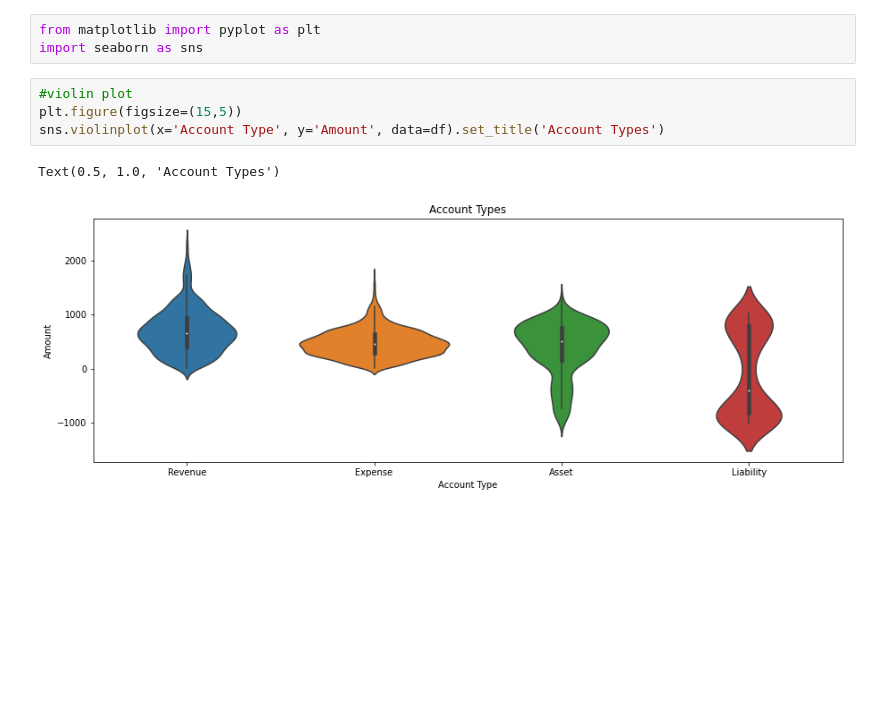
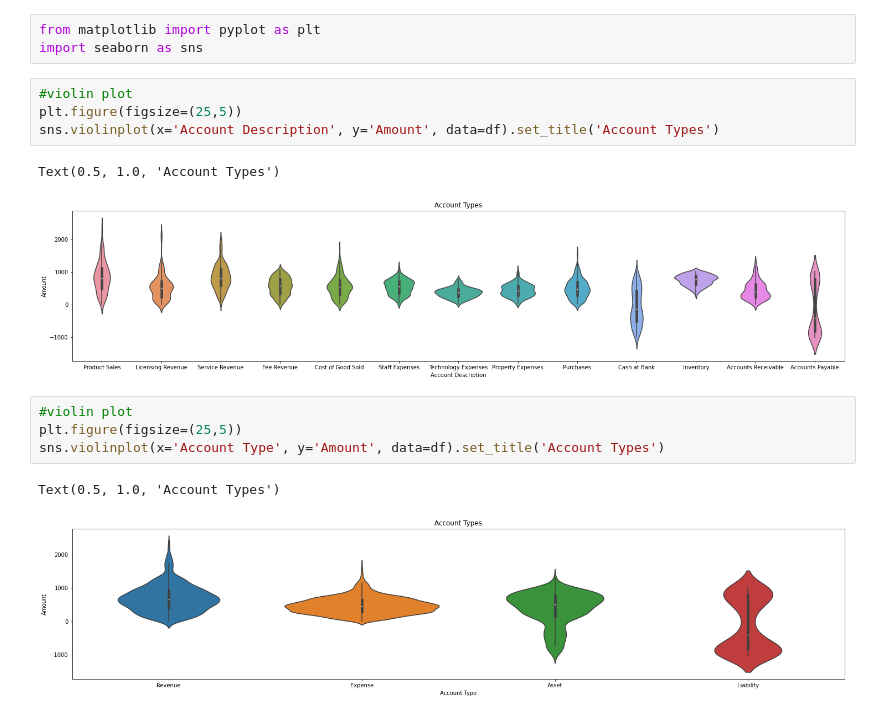
Before and after one commit to chayandatta/MLnotebooks, a Jupyter notebook: Regression_Model.ipynb, the cells around one changed output. Saved outputs shown, nothing was run; the diff lists cells and outputs as text; blank space fills up the shorter version.

```diff
--- a/Regression_Model.ipynb
+++ b/Regression_Model.ipynb
@@ -108,10 +108,17 @@ dtype: object
 # %%
 from matplotlib import pyplot as plt
 import seaborn as sns
+# %%
+#violin plot
+plt.figure(figsize=(25,5))
+sns.violinplot(x='Account Description', y='Amount', data=df).set_title('Account Types')
+# %% [output]
+Text(0.5, 1.0, 'Account Types')
+[figure, added]
 # %%
 #violin plot
-plt.figure(figsize=(15,5))
+plt.figure(figsize=(25,5))
 sns.violinplot(x='Account Type', y='Amount', data=df).set_title('Account Types')
 # %% [output]
 Text(0.5, 1.0, 'Account Types')
-[figure, old version]
+[figure, new version]
```
Also changed, not shown: parts of 2 cells of this notebook.
